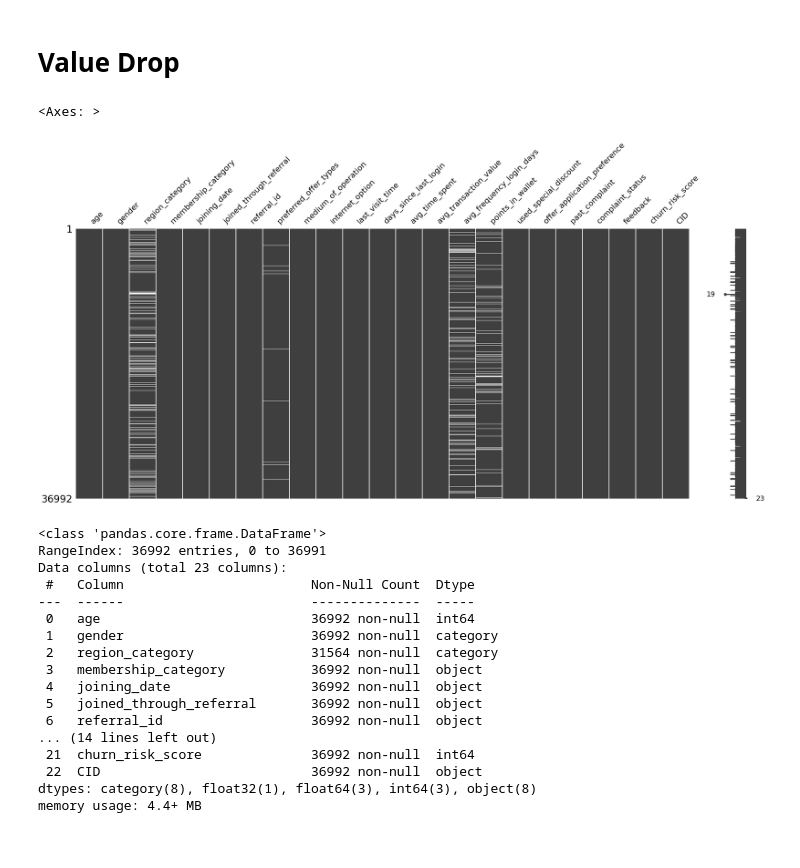
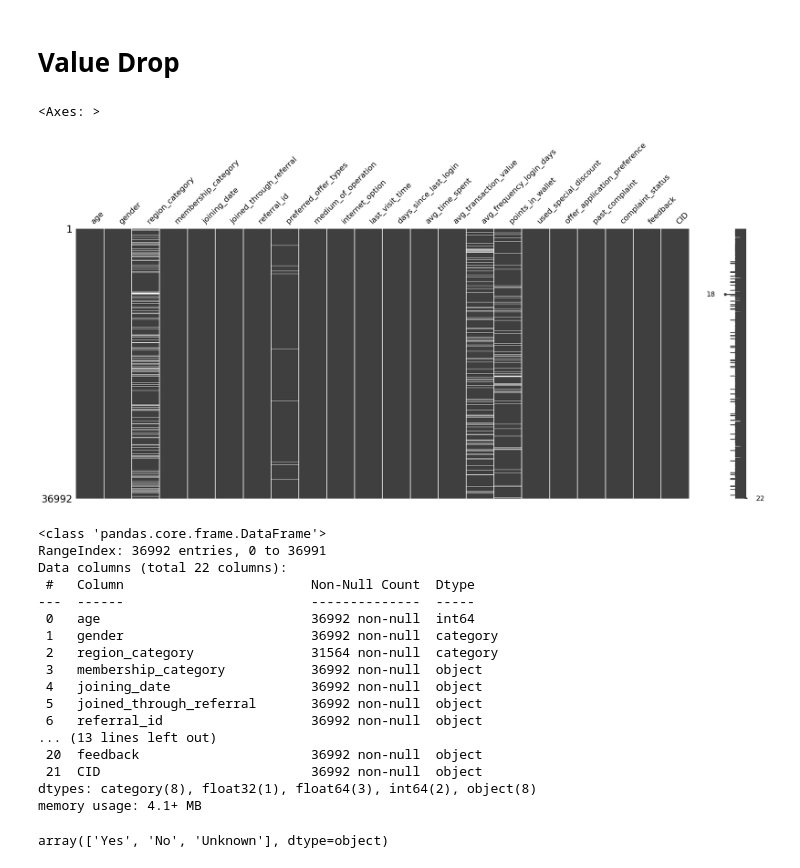
Before and after one commit to forster-j/churn-prediction, a Jupyter notebook: 04_data_cleaning_feature.ipynb, the cells around one changed output. Drawn from its saved outputs; the diff is of its cells as text; code cells hidden in the pictures.

Commit message:
Data cleaning

```diff
--- a/04_data_cleaning_feature.ipynb
+++ b/04_data_cleaning_feature.ipynb
@@ -20,6 +24,6 @@ df.head(3)
 # %% [markdown]
 To avoid data-leakage, we first perform the train-test-split.
 # %%
-X =
-y =
+X = df.drop("churn_risk_score", axis = 1)
+y = df["churn_risk_score"]
 X_train, X_test, y_train, y_test = train_test_split(X, y, test_size=0.2, random_state=42)
@@ -36,18 +39,18 @@ df.drop(feature_drop, inplace=True, axis=1)
 # %%
 #missingno
 import missingno as msno
 
-msno.matrix(df)
+msno.matrix(X)
 # %% [output]
 <Axes: >
-[figure, old version]
+[figure, new version]
 # %%
 #df.dropna(inplace = True)
-df.info()
+X.info()
 # %% [output]
 <class 'pandas.core.frame.DataFrame'>
 RangeIndex: 36992 entries, 0 to 36991
-Data columns (total 23 columns):
+Data columns (total 22 columns):
  #   Column                        Non-Null Count  Dtype
 ---  ------                        --------------  -----
  0   age                           36992 non-null  int64
@@ -57,8 +60,15 @@ Data columns (total 23 columns):
  4   joining_date                  36992 non-null  object
  5   joined_through_referral       36992 non-null  object
  6   referral_id                   36992 non-null  object
-... (14 lines left out)
- 21  churn_risk_score              36992 non-null  int64
- 22  CID                           36992 non-null  object
-dtypes: category(8), float32(1), float64(3), int64(3), object(8)
-memory usage: 4.4+ MB
+... (13 lines left out)
+ 20  feedback                      36992 non-null  object
+ 21  CID                           36992 non-null  object
+dtypes: category(8), float32(1), float64(3), int64(2), object(8)
+memory usage: 4.1+ MB
+# %%
+#change "?" to "Unknown"
+X_train.joined_through_referral[X_train.joined_through_referral == "?"] = "Unknown"
+X_test.joined_through_referral[X_test.joined_through_referral == "?"] = "Unknown"
+X_train.joined_through_referral.unique()
+# %% [output]
+array(['Yes', 'No', 'Unknown'], dtype=object)
```
Also changed, not shown: parts of 14 cells of this notebook, 1 other file.
